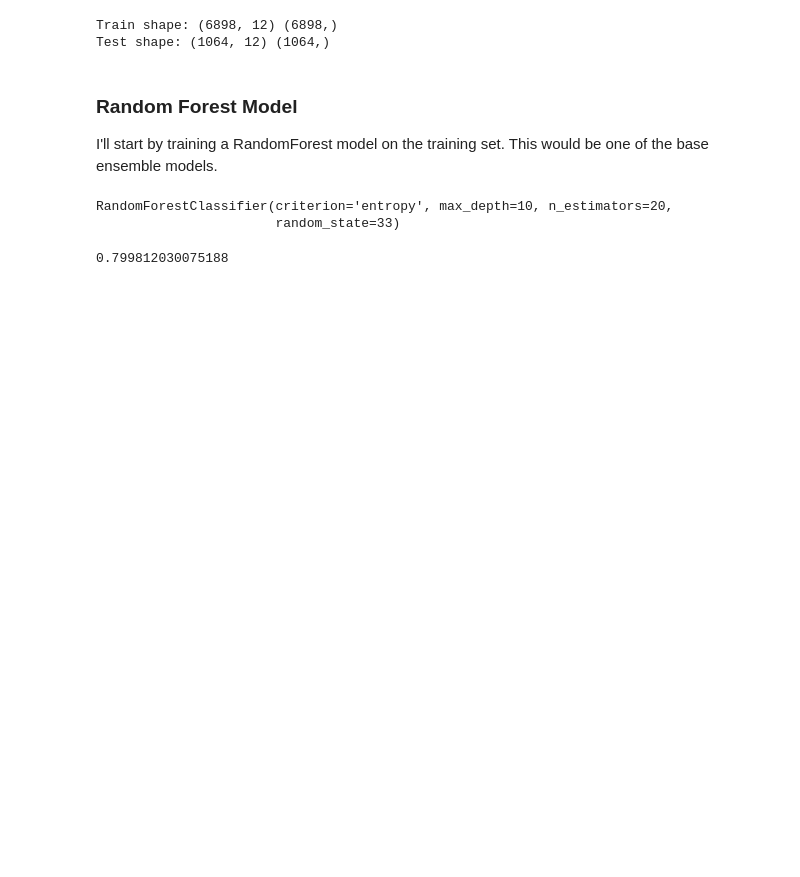
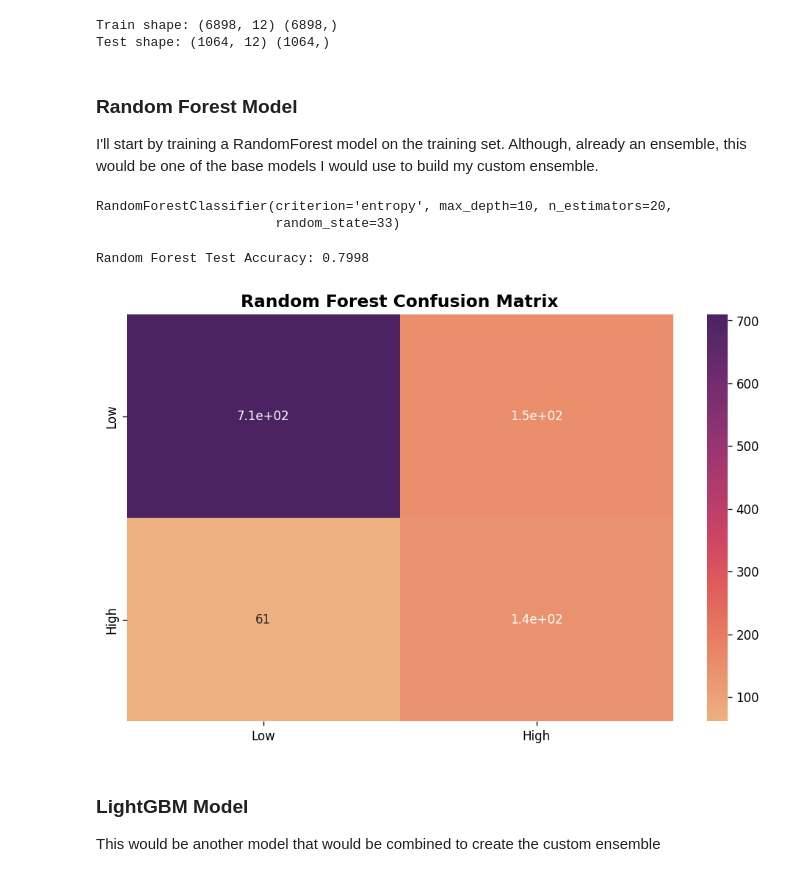
Before and after one commit to DejusDevspace/FlexiSAF-Advanced-GenAI-DS-Internship, a Jupyter notebook: task1/notebooks/03_base_models.ipynb, the cells around one changed output. Drawn from its saved outputs; the diff is of its cells as text; code cells hidden in the pictures; blank space fills up the shorter version.

Commit message:
checkpiont: train base models

```diff
--- a/task1/notebooks/03_base_models.ipynb
+++ b/task1/notebooks/03_base_models.ipynb
@@ -42,3 +45,7 @@ X_test, y_test = test.drop(["quality"], axis=1).values, test["quality"].values
+# %%
+# Separating training and test sets into features and labels
+X_train, y_train = train.drop(["quality"], axis=1), train["quality"]
+X_test, y_test = test.drop(["quality"], axis=1), test["quality"]
 # %%
 print("Train shape:", X_train.shape, y_train.shape)
 print("Test shape:", X_test.shape, y_test.shape)
@@ -48,7 +55,7 @@ Test shape: (1064, 12) (1064,)
 # %% [markdown]
 ### Random Forest Model
 
-I'll start by training a RandomForest model on the training set. This would be one of the base ensemble models.
+I'll start by training a RandomForest model on the training set. Although, already an ensemble, this would be one of the base models I would use to build my custom ensemble.
 # %%
 rf_classifier = RandomForestClassifier(n_estimators=20, max_depth=10, criterion="entropy", random_state=33)
 rf_classifier.fit(X_train, y_train)
@@ -56,6 +63,30 @@ rf_classifier.fit(X_train, y_train)
 RandomForestClassifier(criterion='entropy', max_depth=10, n_estimators=20,
                        random_state=33)
 # %%
-accuracy_score(y_test, rf_classifier.predict(X_test))
+rf_preds = rf_classifier.predict(X_test)
+
+print("Random Forest Test Accuracy: {:.4f}".format(accuracy_score(y_test, rf_preds)))
 # %% [output]
-0.799812030075188
+Random Forest Test Accuracy: 0.7998
+# %%
+class_names = ["Low", "High"]
+cm = confusion_matrix(y_test, rf_preds)
+
+plt.figure(figsize=(10, 6), dpi=120)
+sns.heatmap(
+    cm,
+    annot=True,
+    xticklabels=class_names,
+    yticklabels=class_names,
+    cmap="flare"
+)
+
+plt.title("Random Forest Confusion Matrix", fontsize=14, fontweight="bold")
+plt.savefig("../img/rf-confusion-matrix.png")
+plt.show()
+# %% [output]
+[figure, added]
+# %% [markdown]
+### LightGBM Model
+
+This would be another model that would be combined to create the custom ensemble
```
Also changed, not shown: parts of 9 cells of this notebook.
